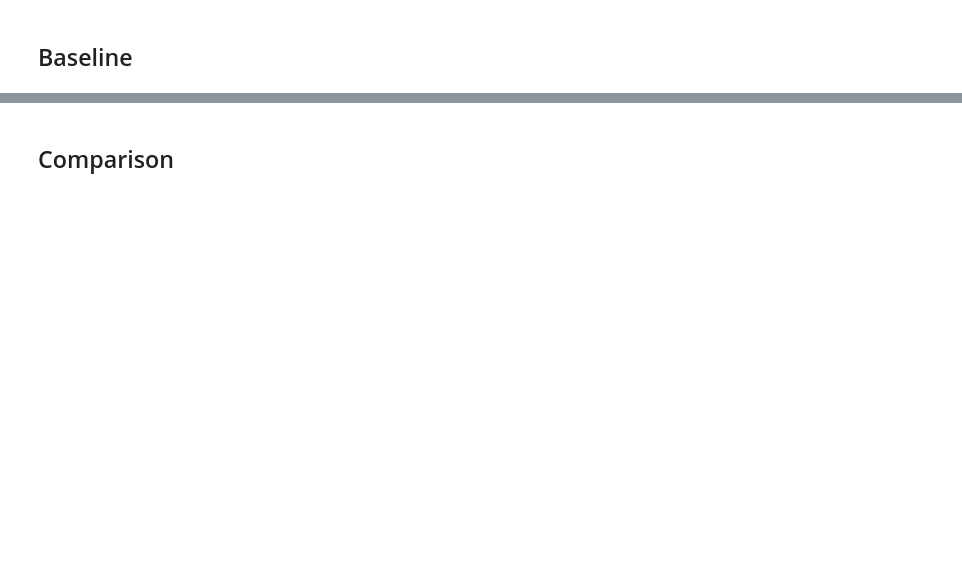
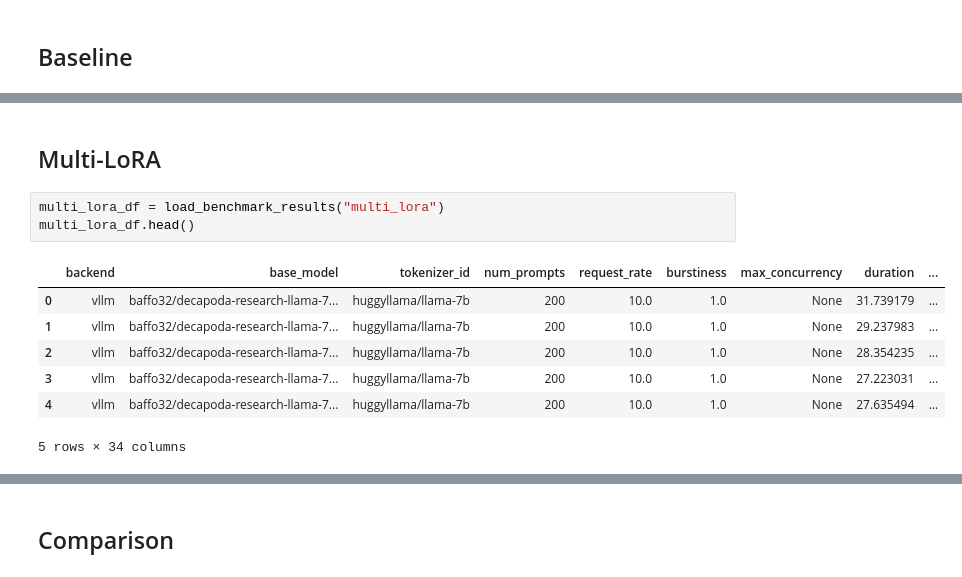
Before and after one commit to WIN0624/vLLM-Multi-LoRA-Support-Layer, a Jupyter notebook: benchmarks/multi_lora/visualization.ipynb, the cells around one changed output, grey strips where cells are left out. Drawn from its saved outputs; the diff is of its cells as text; blank space fills up the shorter version.

```diff
--- a/benchmarks/multi_lora/visualization.ipynb
+++ b/benchmarks/multi_lora/visualization.ipynb
@@ -193,0 +464,13 @@ plt.show()
+# %% [markdown]
+## Multi-LoRA
+# %%
+multi_lora_df = load_benchmark_results("multi_lora")
+multi_lora_df.head()
+# %% [output]
+|  | backend | base_model | tokenizer_id | num_prompts | request_rate | burstiness | max_concurrency | duration | ... |
+| 0 | vllm | baffo32/decapoda-research-llama-7... | huggyllama/llama-7b | 200 | 10.0 | 1.0 | None | 31.739179 | ... |
+| 1 | vllm | baffo32/decapoda-research-llama-7... | huggyllama/llama-7b | 200 | 10.0 | 1.0 | None | 29.237983 | ... |
+| 2 | vllm | baffo32/decapoda-research-llama-7... | huggyllama/llama-7b | 200 | 10.0 | 1.0 | None | 28.354235 | ... |
+| 3 | vllm | baffo32/decapoda-research-llama-7... | huggyllama/llama-7b | 200 | 10.0 | 1.0 | None | 27.223031 | ... |
+| 4 | vllm | baffo32/decapoda-research-llama-7... | huggyllama/llama-7b | 200 | 10.0 | 1.0 | None | 27.635494 | ... |
+5 rows × 34 columns
```
Also changed, not shown: parts of 21 cells of this notebook, 57 other files.
